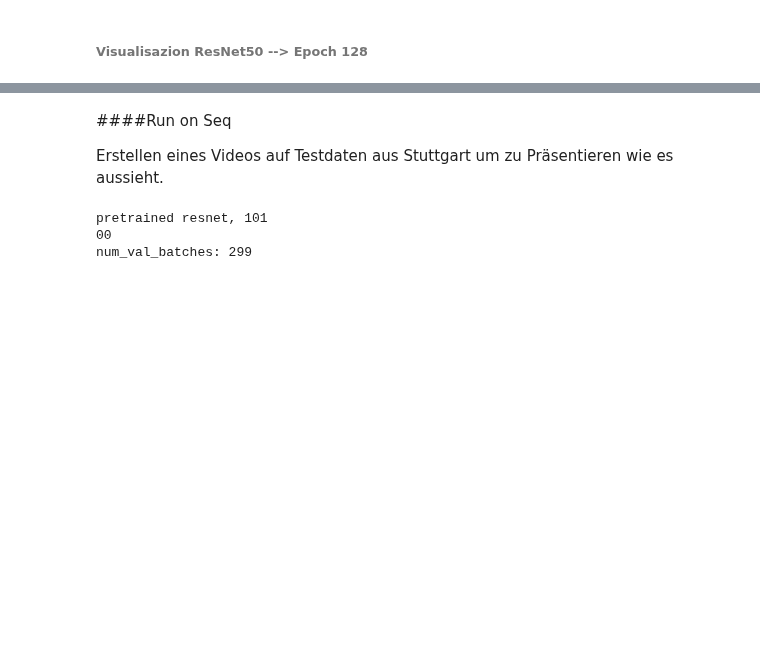
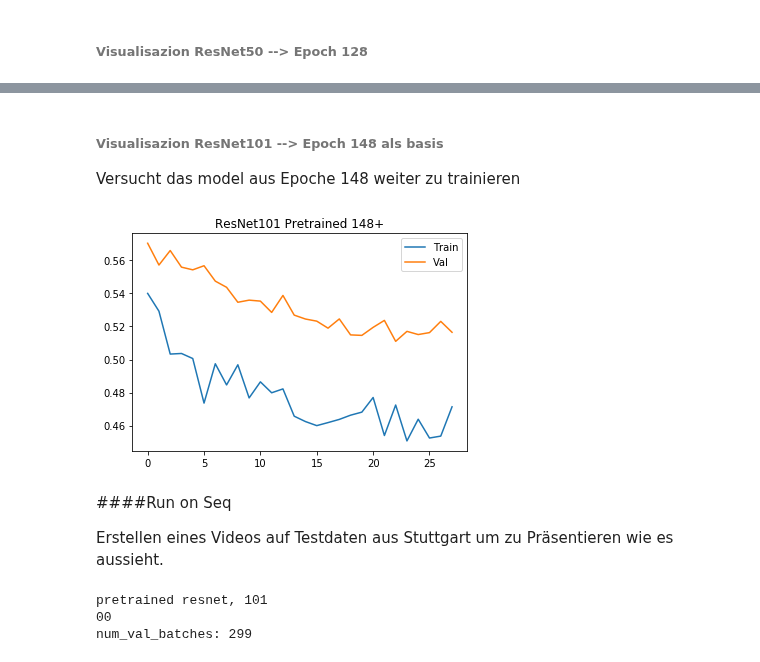
Before and after one commit to KlamJ/DeepLab_V3_KL, a Jupyter notebook: Klamer_U_Net.ipynb, the cells around one changed output, grey strips where cells are left out. Saved outputs shown, nothing was run; the diff lists cells and outputs as text; code cells hidden in the pictures; blank space fills up the shorter version.

```diff
--- a/Klamer_U_Net.ipynb
+++ b/Klamer_U_Net.ipynb
@@ -1555,3 +1626,23 @@ plt.show()
+# %% [markdown]
+###### Visualisazion ResNet101 --> Epoch 148 als basis
+
+Versucht das model aus Epoche 148 weiter zu trainieren
+# %%
+%matplotlib inline
+ResNet101_Train_losses = pickle.load(
+    open('/content/drive/My Drive/U_Net_Datasets/training_logs/model_101_b9_w1_from_148_LR_00001/epoch_losses_train.pkl','rb'))
+ResNet101_val_losses = pickle.load(
+    open('/content/drive/My Drive/U_Net_Datasets/training_logs/model_101_b9_w1_from_148_LR_00001/epoch_losses_val.pkl','rb'))
+
+plt.plot(ResNet101_Train_losses,label = "Train" )
+plt.plot(ResNet101_val_losses,label = "Val")
+plt.title('ResNet101 Pretrained 148+')
+plt.legend(loc="upper right")
+#plt.yticks(np.arange(0.5, 1.7, 0.1))
+#plt.ylabel('')
+plt.show()
+# %% [output]
+[figure, added]
 # %% [markdown]
 ####Run on Seq
 
```
Also changed, not shown: parts of 13 cells of this notebook.
